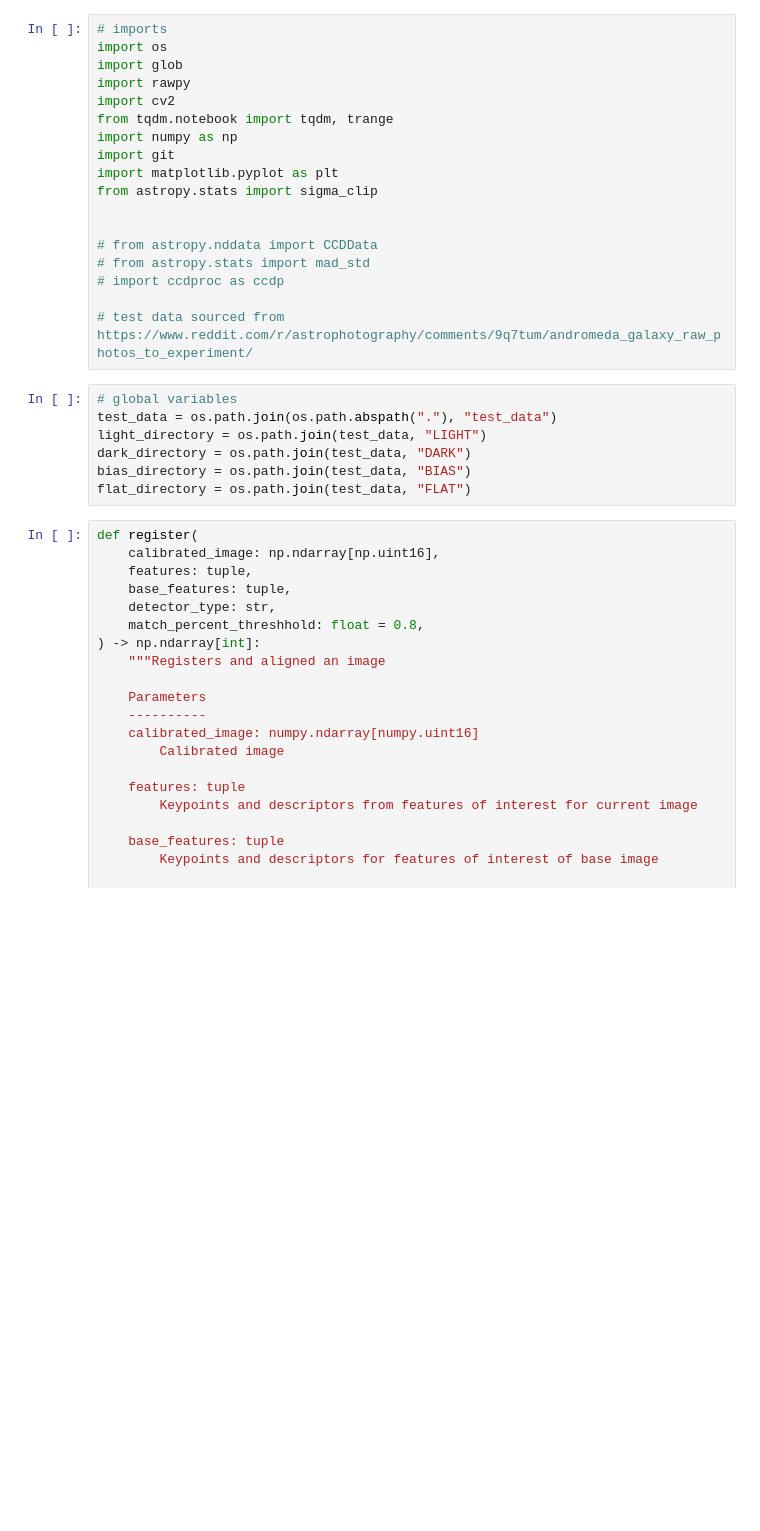
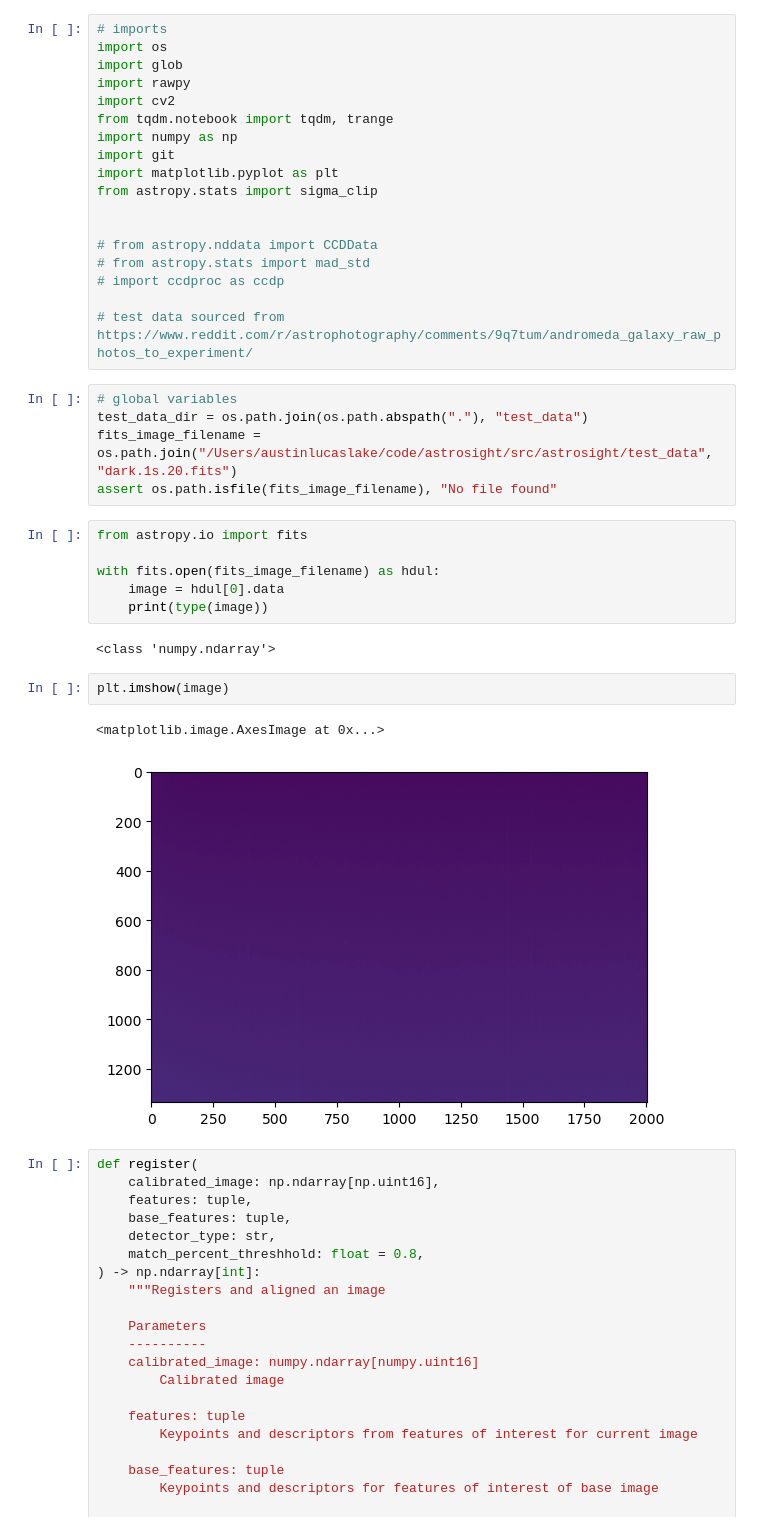
Before and after one commit to austinlake04/astrophotography, a Jupyter notebook: src/astrosight/test.ipynb, the cells around one changed output. Cells and saved outputs as stored; diff of their text form; blank space fills up the shorter version.

Commit message:
tested with Emma's sample data

```diff
--- a/src/astrosight/test.ipynb
+++ b/src/astrosight/test.ipynb
@@ -18,11 +18,22 @@ from astropy.stats import sigma_clip
 # test data sourced from https://www.reddit.com/r/astrophotography/comments/9q7tum/andromeda_galaxy_raw_photos_to_experiment/
 # %%
 # global variables
-test_data = os.path.join(os.path.abspath("."), "test_data")
-light_directory = os.path.join(test_data, "LIGHT")
-dark_directory = os.path.join(test_data, "DARK")
-bias_directory = os.path.join(test_data, "BIAS")
-flat_directory = os.path.join(test_data, "FLAT")
+test_data_dir = os.path.join(os.path.abspath("."), "test_data")
+fits_image_filename = os.path.join("/Users/austinlucaslake/code/astrosight/src/astrosight/test_data", "dark.1s.20.fits")
+assert os.path.isfile(fits_image_filename), "No file found"
+# %%
+from astropy.io import fits
+
+with fits.open(fits_image_filename) as hdul:
+    image = hdul[0].data
+    print(type(image))
+# %% [output]
+<class 'numpy.ndarray'>
+# %%
+plt.imshow(image)
+# %% [output]
+<matplotlib.image.AxesImage at 0x...>
+[figure, added]
 # %%
 def register(
     calibrated_image: np.ndarray[np.uint16],
```
Also changed, not shown: 3 other files.
